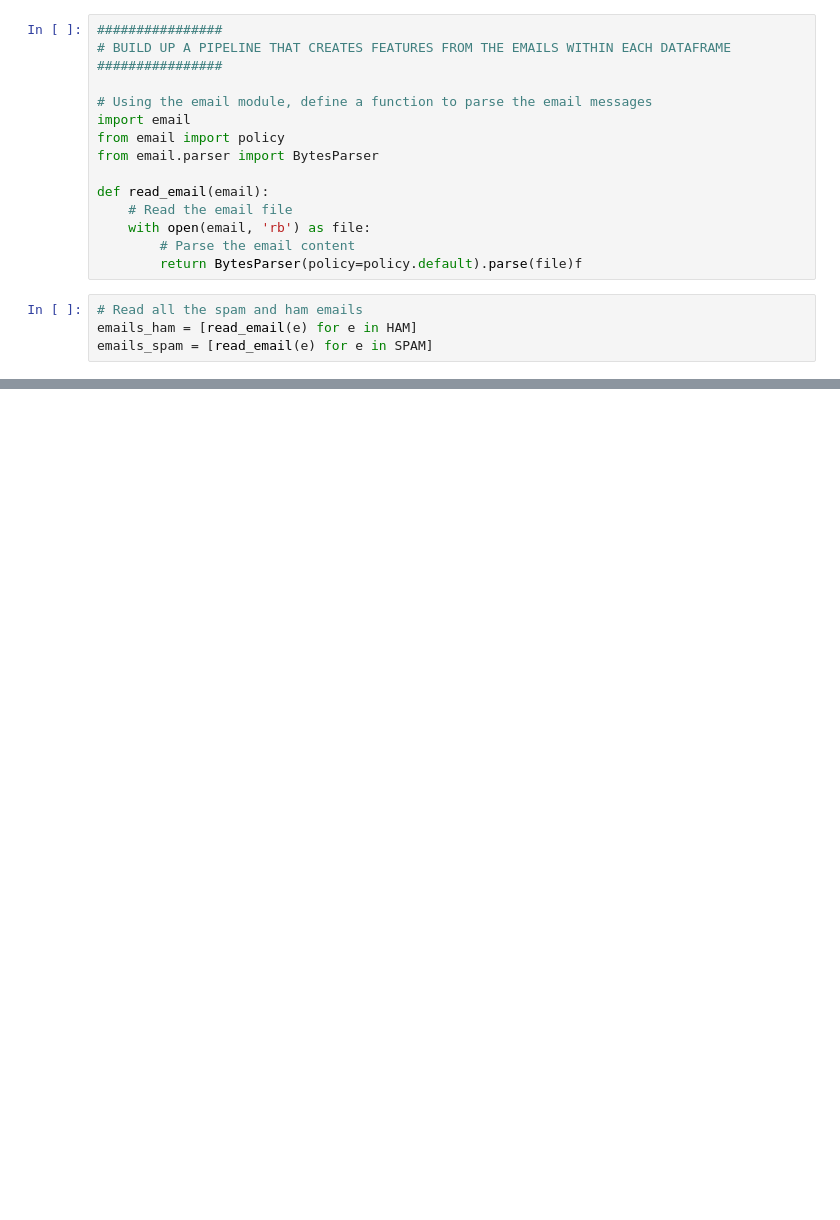
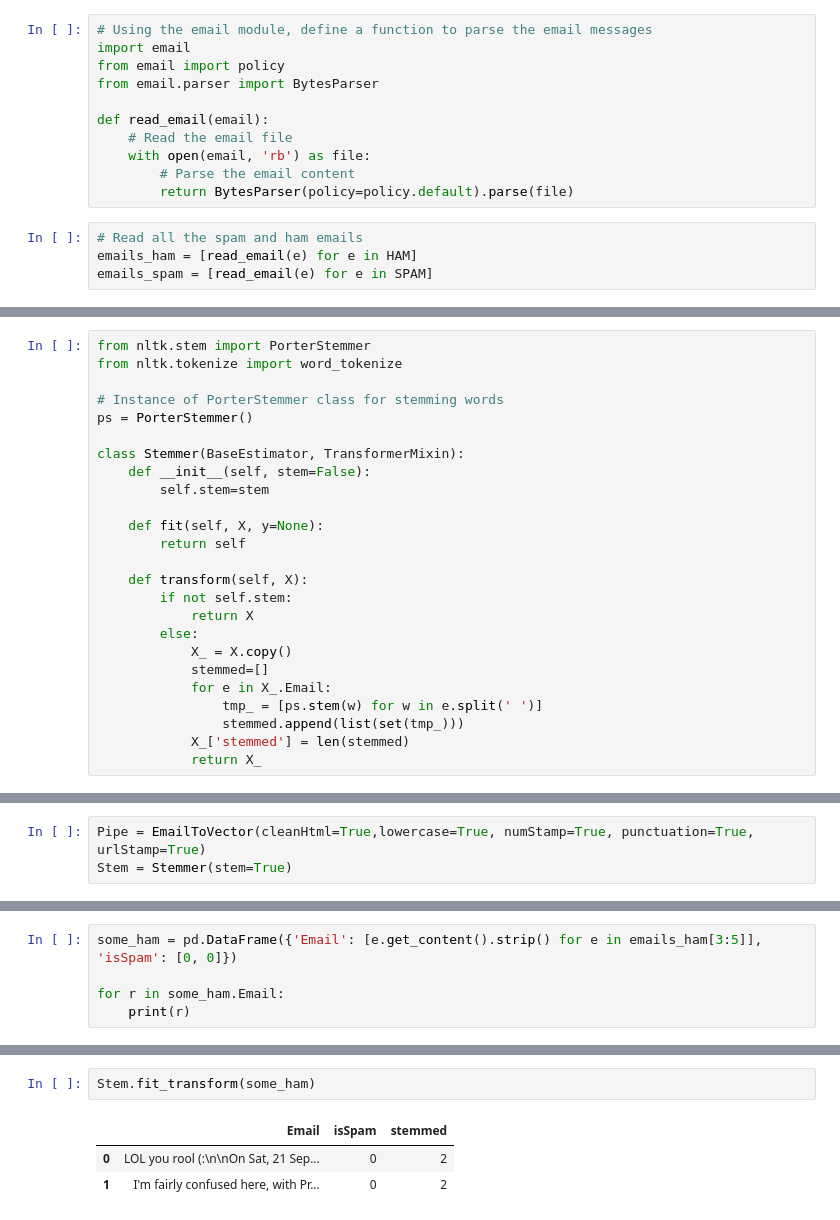
Before and after one commit to CEgerer93/HandsOnML, a Jupyter notebook: Classification/exercises.ipynb, the cells around one changed output, grey strips where cells are left out. Cells and saved outputs as stored; diff of their text form; blank space fills up the shorter version.

Commit message:
Pipeline for simplifying an email message

```diff
--- a/Classification/exercises.ipynb
+++ b/Classification/exercises.ipynb
@@ -465,8 +413,4 @@ print(X_test.shape, y_test.shape)
 # %%
-################
-# BUILD UP A PIPELINE THAT CREATES FEATURES FROM THE EMAILS WITHIN EACH DATAFRAME
-################
-
 # Using the email module, define a function to parse the email messages
 import email
 from email import policy
@@ -476,7 +420,7 @@ def read_email(email):
     # Read the email file
     with open(email, 'rb') as file:
         # Parse the email content
-        return BytesParser(policy=policy.default).parse(file)f
+        return BytesParser(policy=policy.default).parse(file)
 # %%
 # Read all the spam and ham emails
 emails_ham = [read_email(e) for e in HAM]
@@ -499,0 +541,25 @@ transform_message(emails_ham[0].get_content(), lower=True)
+# %%
+from nltk.stem import PorterStemmer
+from nltk.tokenize import word_tokenize
+
+# Instance of PorterStemmer class for stemming words
+ps = PorterStemmer()
+
+class Stemmer(BaseEstimator, TransformerMixin):
+    def __init__(self, stem=False):
+        self.stem=stem
+
+    def fit(self, X, y=None):
+        return self
+
+    def transform(self, X):
+        if not self.stem:
+            return X
+        else:
+            X_ = X.copy()
+            stemmed=[]
+            for e in X_.Email:
+                tmp_ = [ps.stem(w) for w in e.split(' ')]
+                stemmed.append(list(set(tmp_)))
+            X_['stemmed'] = len(stemmed)
+            return X_
@@ -499,0 +576,3 @@ transform_message(emails_ham[0].get_content(), lower=True)
+# %%
+Pipe = EmailToVector(cleanHtml=True,lowercase=True, numStamp=True, punctuation=True, urlStamp=True)
+Stem = Stemmer(stem=True)
@@ -499,0 +586,5 @@ transform_message(emails_ham[0].get_content(), lower=True)
+# %%
+some_ham = pd.DataFrame({'Email': [e.get_content().strip() for e in emails_ham[3:5]], 'isSpam': [0, 0]})
+
+for r in some_ham.Email:
+    print(r)
@@ -499,0 +609,6 @@ transform_message(emails_ham[0].get_content(), lower=True)
+# %%
+Stem.fit_transform(some_ham)
+# %% [output]
+|  | Email | isSpam | stemmed |
+| 0 | LOL you rool (:\n\nOn Sat, 21 Sep... | 0 | 2 |
+| 1 | I'm fairly confused here, with Pr... | 0 | 2 |
```
Also changed, not shown: parts of 15 cells of this notebook.
